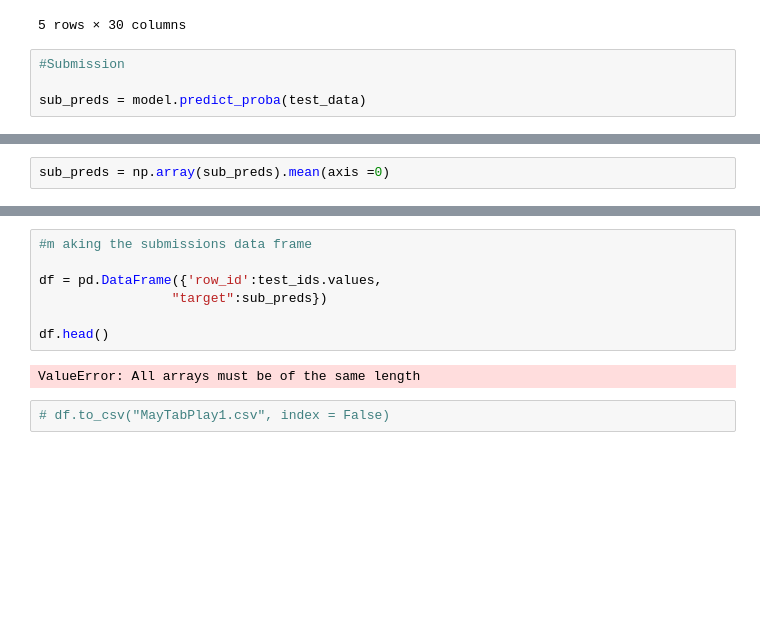
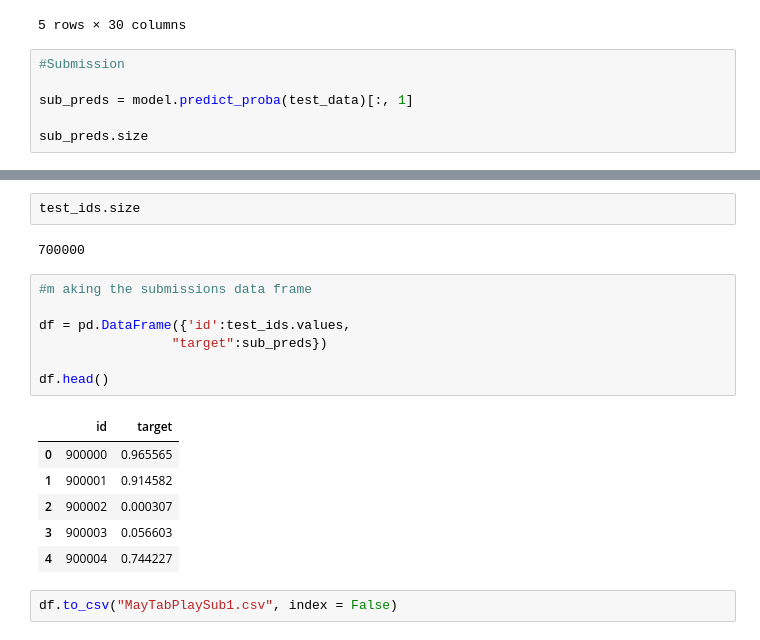
Before and after one commit to dekennedy/Tabular-Playground-Series---May-2022, a Jupyter notebook: notebook42f2d1e3ab.ipynb, the cells around one changed output, grey strips where cells are left out. Cells and saved outputs as stored; diff of their text form; blank space fills up the shorter version.

```diff
--- a/notebook42f2d1e3ab.ipynb
+++ b/notebook42f2d1e3ab.ipynb
@@ -232,5 +232,7 @@ test_data.head()
 # %%
 #Submission
 
-sub_preds = model.predict_proba(test_data)
+sub_preds = model.predict_proba(test_data)[:, 1]
+
+sub_preds.size
 # %% [output]
@@ -238,2 +239,0 @@ AttributeError: 'numpy.ndarray' object has no attribute 'head'
-# %%
-sub_preds = np.array(sub_preds).mean(axis =0)
@@ -240,11 +243,20 @@ sub_preds = np.array(sub_preds).mean(axis =0)
+# %%
+test_ids.size
+# %% [output]
+700000
 # %%
 #m aking the submissions data frame
 
-df = pd.DataFrame({'row_id':test_ids.values,
+df = pd.DataFrame({'id':test_ids.values,
                  "target":sub_preds})
 
 df.head()
 # %% [output]
-ValueError: All arrays must be of the same length
+|  | id | target |
+| 0 | 900000 | 0.965565 |
+| 1 | 900001 | 0.914582 |
+| 2 | 900002 | 0.000307 |
+| 3 | 900003 | 0.056603 |
+| 4 | 900004 | 0.744227 |
 # %%
-# df.to_csv("MayTabPlay1.csv", index = False)
+df.to_csv("MayTabPlaySub1.csv", index = False)
```
Also changed, not shown: parts of 2 cells of this notebook.
